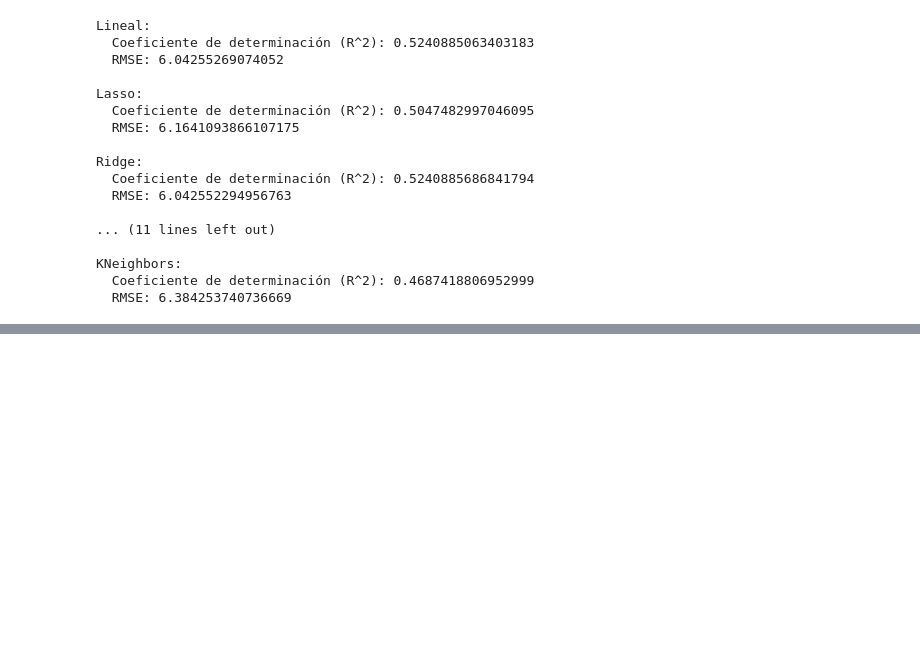
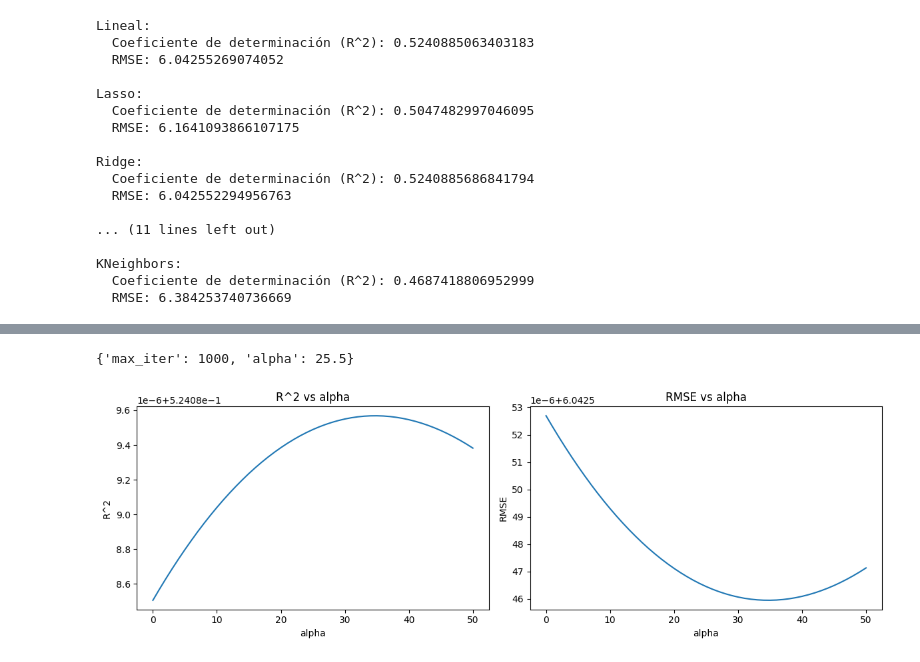
Before and after one commit to sebacent/ProyectoDS, a Jupyter notebook: src/Modelo.ipynb, the cells around one changed output, grey strips where cells are left out. Saved outputs shown, nothing was run; the diff lists cells and outputs as text; code cells hidden in the pictures; blank space fills up the shorter version.

Commit message:
Modelo Optimizado

```diff
--- a/src/Modelo.ipynb
+++ b/src/Modelo.ipynb
@@ -134,0 +120,10 @@ KNeighbors:
+# %%
+#Definición de parámetros
+parametros = {'alpha': np.linspace(0,100,201),
+              'max_iter': [1000, 2500, 5000, 10000, 15000]}
+# %%
+#Entrenamiento del modelo con RandomSearch
+modelo = Ridge(random_state=42)
+random_model = RandomizedSearchCV(estimator = modelo, param_distributions = parametros,
+                                  n_jobs = -1, cv = 5, scoring = 'neg_root_mean_squared_error')
+random_model.fit(X_train_scaled, y_train)
@@ -134,0 +150,35 @@ KNeighbors:
+# %%
+#Mejores parámetros
+random_model.best_params_
+# %% [output]
+{'max_iter': 1000, 'alpha': 25.5}
+# %%
+prueba_alpha = list(range(51))
+r2 = []
+error = []
+
+for i in prueba_alpha:
+
+    model = Ridge(alpha = i)
+    model.fit(X_train_scaled, y_train)
+    y_predict = model.predict(X_test_scaled)
+    r2.append(r2_score(y_test, y_predict))
+    error.append(np.sqrt(mean_squared_error(y_test, y_predict)))
+
+fig, axis = plt.subplots(1, 2, figsize=(12,4))
+
+axis[0].plot(prueba_alpha, r2)
+axis[0].set_title('R^2 vs alpha')
+axis[0].set_xlabel('alpha')
+axis[0].set_ylabel('R^2')
+
+axis[1].plot(prueba_alpha, error)
+axis[1].set_title('RMSE vs alpha')
+axis[1].set_xlabel('alpha')
+axis[1].set_ylabel('RMSE')
+
+plt.tight_layout()
+
+plt.show()
+# %% [output]
+[figure, added]
```
Also changed, not shown: parts of 14 cells of this notebook.
